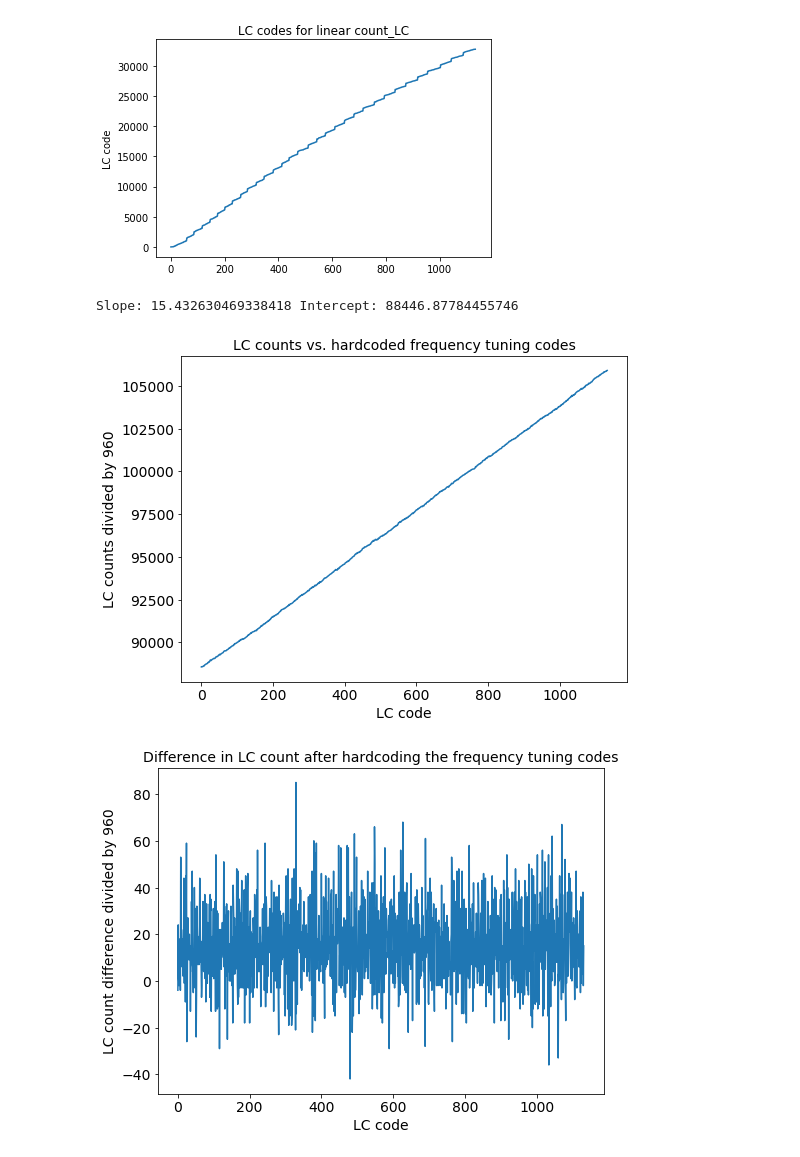
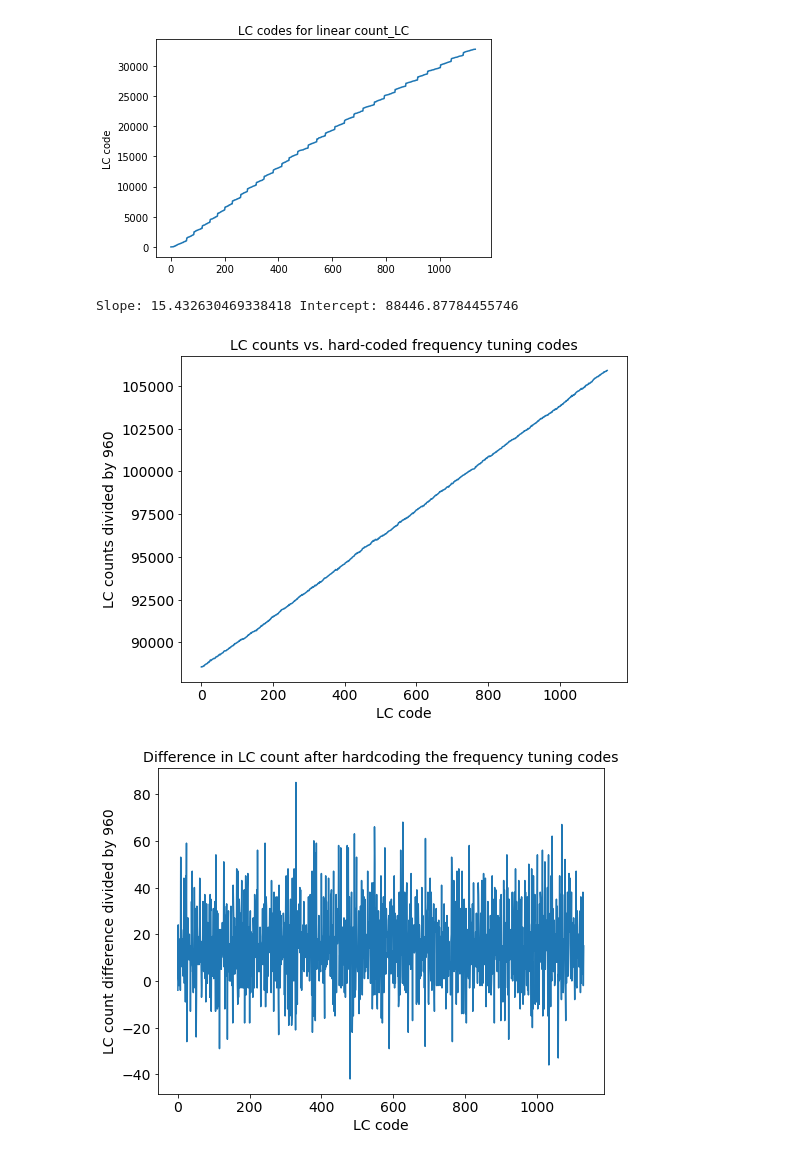
Before and after one commit to cwdao/scum-test-code, a Jupyter notebook: scum/LC_sweep/LC_sweep.ipynb, the cells around one changed output. Cells and saved outputs as stored; diff of their text form; code cells hidden in the pictures.

```diff
--- a/scum/LC_sweep/LC_sweep.ipynb
+++ b/scum/LC_sweep/LC_sweep.ipynb
@@ -114,18 +127,18 @@ coarse_monotonic, mid_monotonic, fine_monotonic, LC_code_monotonic, counts_LC_mo
 # %%
 slope, intercept = scipy.stats.linregress(np.arange(len(counts_LC_monotonic)), counts_LC_monotonic)[:2]
 print('Slope:', slope, 'Intercept:', intercept)
 
 plt.figure(figsize=(8, 6))
 plt.plot(counts_LC_monotonic)
-plt.title('LC counts vs. hardcoded frequency tuning codes', fontsize=14)
+plt.title('LC counts vs. hard-coded frequency tuning codes', fontsize=14)
 plt.xlabel('LC code', fontsize=14)
 plt.ylabel('LC counts divided by 960', fontsize=14)
 plt.xticks(fontsize=14)
 plt.yticks(fontsize=14)
 plt.show()
 # %% [output]
 Slope: 15.432630469338418 Intercept: 88446.87784455746
-[figure, old version]
+[figure, new version]
 # %%
 plt.figure(figsize=(8, 6))
 plt.plot(np.diff(counts_LC_monotonic))
```
Also changed, not shown: parts of 12 cells of this notebook, 7 other files.
